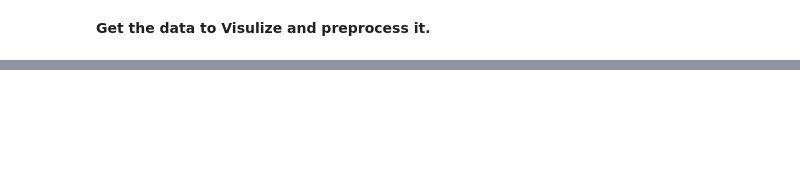
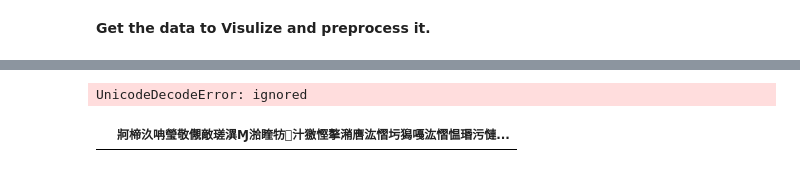
Before and after one commit to yatindma/Automated-Response-Suggestion-for-Email, a Jupyter notebook: Smart_Gmail_Reply.ipynb, the cells around one changed output, grey strips where cells are left out. Cells and saved outputs as stored; diff of their text form; code cells hidden in the pictures; blank space fills up the shorter version.

```diff
--- a/Smart_Gmail_Reply.ipynb
+++ b/Smart_Gmail_Reply.ipynb
@@ -24,0 +42,13 @@ UnicodeDecodeError: ignored
+# %%
+from io import StringIO
+s=str(bytes_data,'utf-8')
+
+data = StringIO(s)
+
+df=pd.read_csv(data)
+# %% [output]
+UnicodeDecodeError: ignored
+# %%
+df.head()
+# %% [output]
+|  | 牁楴汣呥瑩敬儬敵瑳潩Ɱ湁睳牥਍汁獥慳摮潲噟汯慴圬獡嘠汯慴愠⁮瑉污慩... |
```
Also changed, not shown: parts of 4 cells of this notebook.
